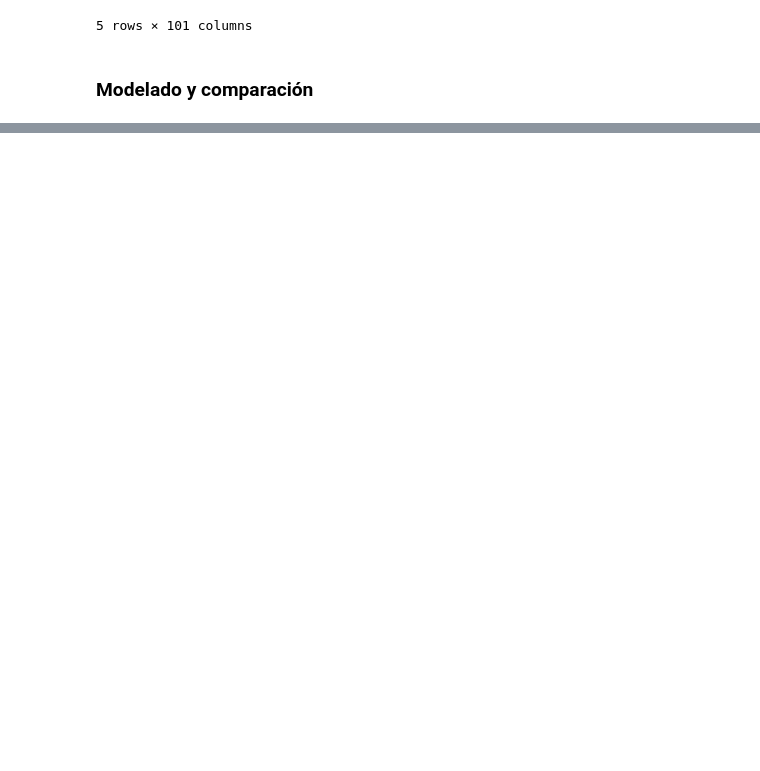
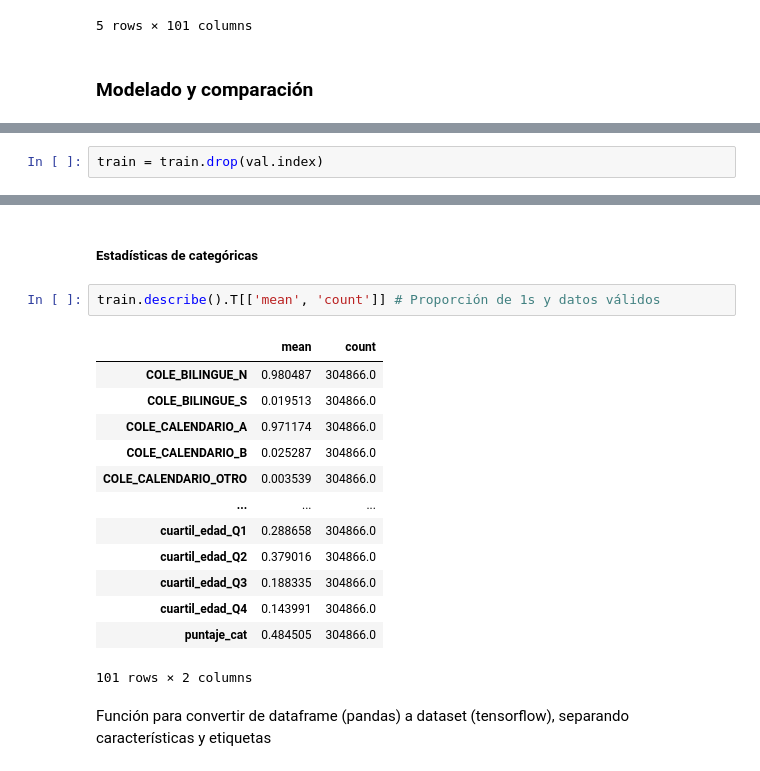
Before and after one commit to rodhervan/AnaliticaICFES, a Jupyter notebook: Modelamiento/modelamiento.ipynb, the cells around one changed output, grey strips where cells are left out. Saved outputs shown, nothing was run; the diff lists cells and outputs as text; blank space fills up the shorter version.

```diff
--- a/Modelamiento/modelamiento.ipynb
+++ b/Modelamiento/modelamiento.ipynb
@@ -278,0 +316,2 @@ df_encoded.head()
+# %%
+train = train.drop(val.index)
@@ -278,0 +326,20 @@ df_encoded.head()
+# %% [markdown]
+##### Estadísticas de categóricas
+# %%
+train.describe().T[['mean', 'count']] # Proporción de 1s y datos válidos
+# %% [output]
+|  | mean | count |
+| COLE_BILINGUE_N | 0.980487 | 304866.0 |
+| COLE_BILINGUE_S | 0.019513 | 304866.0 |
+| COLE_CALENDARIO_A | 0.971174 | 304866.0 |
+| COLE_CALENDARIO_B | 0.025287 | 304866.0 |
+| COLE_CALENDARIO_OTRO | 0.003539 | 304866.0 |
+| ... | ... | ... |
+| cuartil_edad_Q1 | 0.288658 | 304866.0 |
+| cuartil_edad_Q2 | 0.379016 | 304866.0 |
+| cuartil_edad_Q3 | 0.188335 | 304866.0 |
+| cuartil_edad_Q4 | 0.143991 | 304866.0 |
+| puntaje_cat | 0.484505 | 304866.0 |
+101 rows × 2 columns
+# %% [markdown]
+Función para convertir de dataframe (pandas) a dataset (tensorflow), separando características y etiquetas
```
Also changed, not shown: parts of 20 cells of this notebook.
